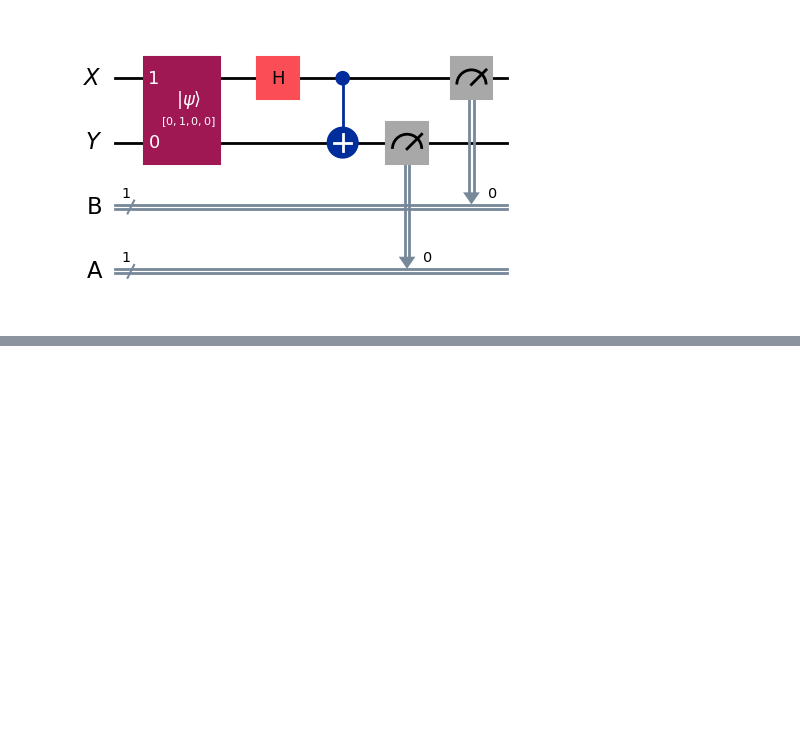
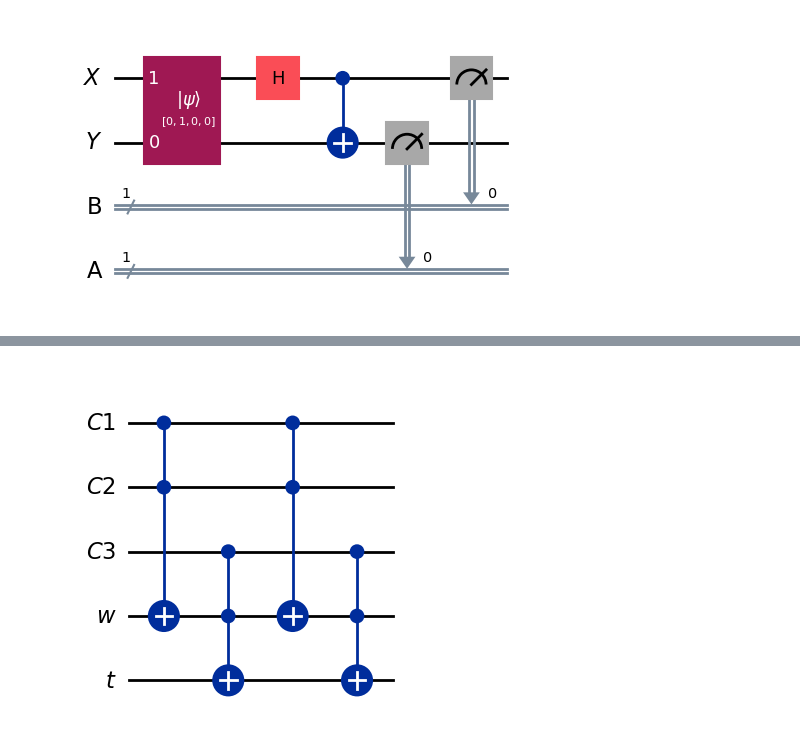
Before and after one commit to bswaroopreddy/tutorial-Qiskit, a Jupyter notebook: Quantum_Circuits.ipynb, the cells around one changed output, grey strips where cells are left out. Cells and saved outputs as stored; diff of their text form; code cells hidden in the pictures; blank space fills up the shorter version.

```diff
--- a/Quantum_Circuits.ipynb
+++ b/Quantum_Circuits.ipynb
@@ -344,0 +367,24 @@ display(plot_histogram(statistics))
+# %%
+# 3-controlled Toffoli gate with ancilla is in arbitrary |w> state
+
+from qiskit import QuantumCircuit
+
+C1 = QuantumRegister(1, "C1")
+C2 = QuantumRegister(1, "C2")
+C3 = QuantumRegister(1, "C3")
+t = QuantumRegister(1, "t")
+w = QuantumRegister(1, "w")
+
+qc = QuantumCircuit(C1, C2, C3, w, t)  # 3 control qubits, 1 ancilla, 1 target
+
+# Apply Toffoli decomposition using one ancilla
+qc.ccx(C1, C2, w)  # First Toffoli (c1, c2 -> ancilla)
+qc.ccx(w, C3, t)  # Second Toffoli (ancilla, c3 -> target)
+qc.ccx(C1, C2, w)  # Uncompute the ancilla
+qc.ccx(w, C3, t)  # final state of the target
+
+
+# Draw the circuit
+qc.draw('mpl')
+# %% [output]
+[figure, added]
```
Also changed, not shown: parts of 3 cells of this notebook.
